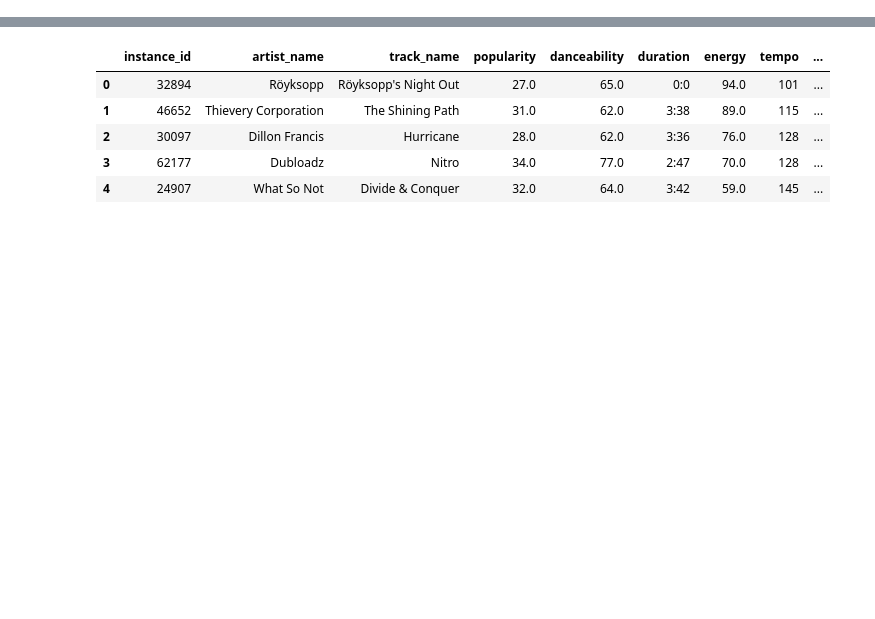
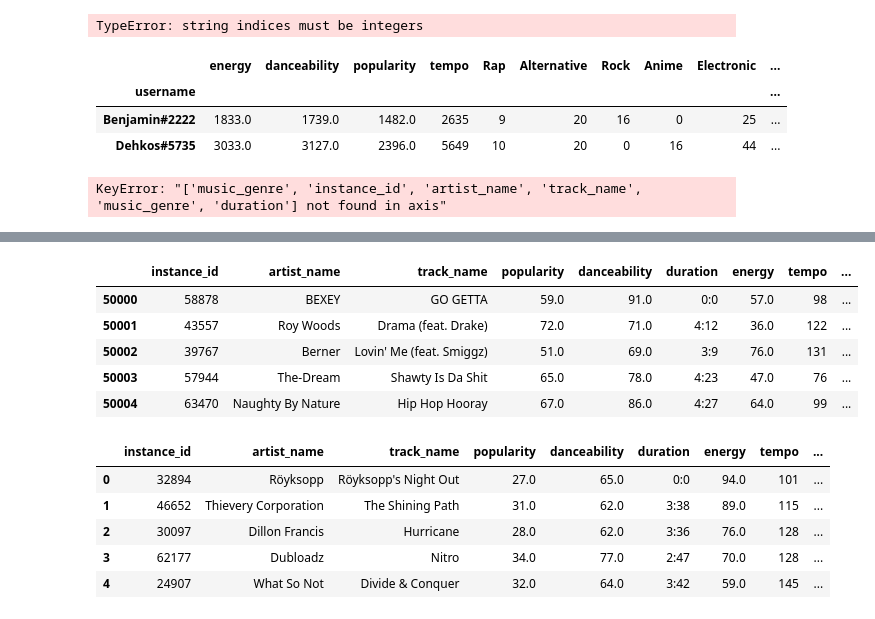
Before and after one commit to BenjaminDemouge/Hitbotx, a Jupyter notebook: tests.ipynb, the cells around one changed output, grey strips where cells are left out. Drawn from its saved outputs; the diff is of its cells as text; code cells hidden in the pictures; blank space fills up the shorter version.

```diff
--- a/tests.ipynb
+++ b/tests.ipynb
@@ -10,3 +196,65 @@ from nltk.stem import WordNetLemmatizer
+# %%
+df_users = pd.read_csv('users.csv')
+for genre in df_users['music_genre'].unique():
+    df_users[genre] = df_users['music_genre'].apply(lambda x: 1 if genre in x else 0)
+
+df_users_name = df_users['username']
+df_users.drop(['music_genre','instance_id','artist_name','track_name','duration'], axis=1, inplace=True)
+for music in df_users:
+    #multiple all the value by the rating value
+    df_users[music] = df_users[music] * df_users['rating']
+df_users['username'] = df_users_name
+
+
+def group_by(df_users, by):
+    dictonary = {}
+    for line in df_users:
+        if line[by] not in dictonary:
+            dictonary[line[by]] = [line]
+        else:
+            dictonary[line[by]].append(line)
+    return dictonary
+
+dicto = group_by(df_users, 'username')
+# %% [output]
+TypeError: string indices must be integers
+# %%
+df_users = pd.read_csv('users.csv')
+
+
+def clean_up_df_users(df_users):
+    for genre in df_users['music_genre'].unique():
+        df_users[genre] = df_users['music_genre'].apply(lambda x: 1 if genre in x else 0)
+
+    df_users_name = df_users['username']
+    df_users.drop(['music_genre','instance_id','artist_name','track_name','duration'], axis=1, inplace=True)
+    for music in df_users:
+        #multiple all the value by the rating value
+        df_users[music] = df_users[music] * df_users['rating']
+    df_users['username'] = df_users_name
+    df_users = df_users.groupby(['username']).sum()
+    df_users.drop(['rating'], axis=1, inplace=True)
+    return df_users
+
+df_users = clean_up_df_users(df_users)
+df_users
+# %% [output]
+|  | energy | danceability | popularity | tempo | Rap | Alternative | Rock | Anime | Electronic | ... |
+| username |  |  |  |  |  |  |  |  |  | ... |
+| Benjamin#2222 | 1833.0 | 1739.0 | 1482.0 | 2635 | 9 | 20 | 16 | 0 | 25 | ... |
+| Dehkos#5735 | 3033.0 | 3127.0 | 2396.0 | 5649 | 10 | 20 | 0 | 16 | 44 | ... |
+# %%
+df_users.drop(['music_genre','instance_id','artist_name','track_name','music_genre','duration'], axis=1, inplace=True)
+df_users_name = df_users[:1]
+df_users_values = df_users[1:]
+print(df_users_values.head())
+for music in df_users_values:
+    #multiple all the value by the rating value
+    df_users_values[music] = df_users_values[music] * df_users['rating']
+
+df_users_values.head()
+# %% [output]
+KeyError: "['music_genre', 'instance_id', 'artist_name', 'track_name', 'music_genre', 'duration'] not found in axis"
 # %%
 df = pd.read_csv('music_genre.csv')
 df.head()
@@ -43,6 +291,20 @@ def clean_up_data(df):
     df['tempo'] = df['tempo'].apply(lambda x: round(float(x)))
 
     return df
+# %%
+df = pd.read_csv('music_genre.csv')
+df = clean_up_data(df)
+for genre in df['music_genre'].unique():
+    df[genre] = df['music_genre'].apply(lambda x: 1 if x == genre else 0)
+
+df.tail()
+# %% [output]
+|  | instance_id | artist_name | track_name | popularity | danceability | duration | energy | tempo | ... |
+| 50000 | 58878 | BEXEY | GO GETTA | 59.0 | 91.0 | 0:0 | 57.0 | 98 | ... |
+| 50001 | 43557 | Roy Woods | Drama (feat. Drake) | 72.0 | 71.0 | 4:12 | 36.0 | 122 | ... |
+| 50002 | 39767 | Berner | Lovin' Me (feat. Smiggz) | 51.0 | 69.0 | 3:9 | 76.0 | 131 | ... |
+| 50003 | 57944 | The-Dream | Shawty Is Da Shit | 65.0 | 78.0 | 4:23 | 47.0 | 76 | ... |
+| 50004 | 63470 | Naughty By Nature | Hip Hop Hooray | 67.0 | 86.0 | 4:27 | 64.0 | 99 | ... |
 # %%
 df = clean_up_data(df)
 df.head()
```
Also changed, not shown: parts of 6 cells of this notebook, 5 other files.
